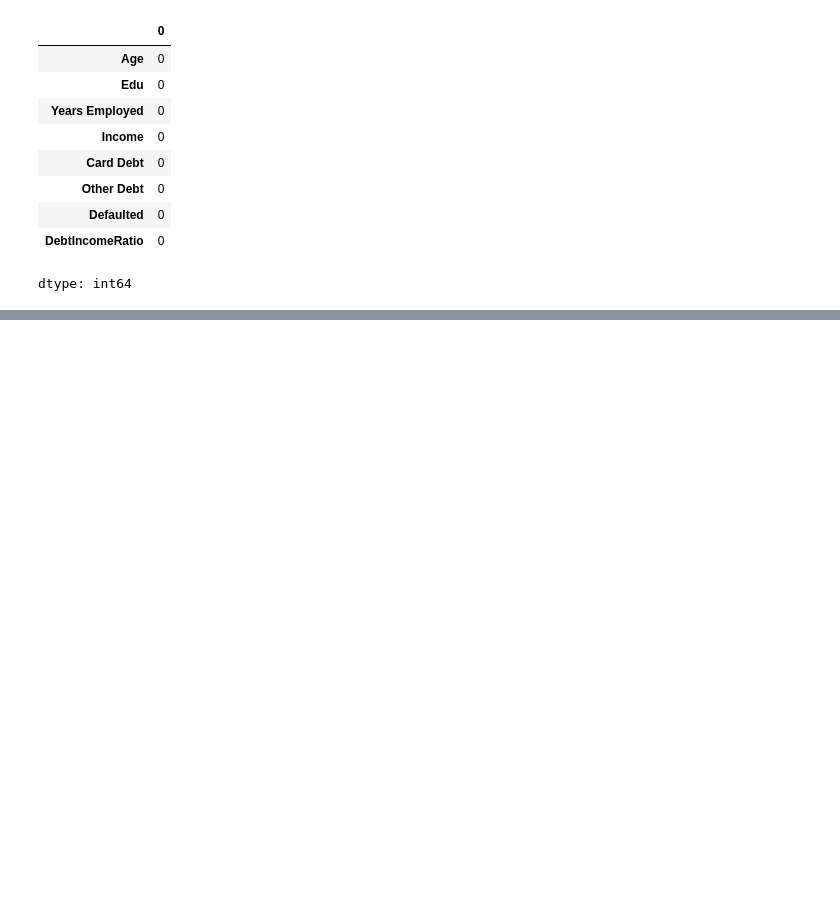
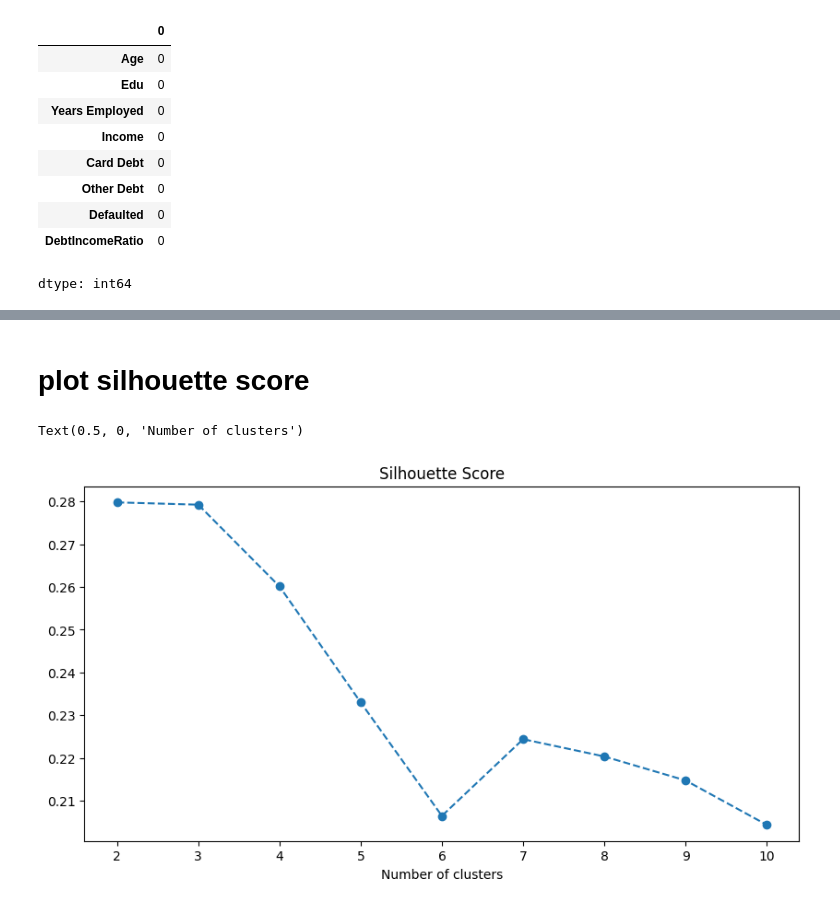
Before and after one commit to minhaz1172/Machine-Learning, a Jupyter notebook: K_means(Customer_Segmentation).ipynb, the cells around one changed output, grey strips where cells are left out. Drawn from its saved outputs; the diff is of its cells as text; code cells hidden in the pictures; blank space fills up the shorter version.

```diff
--- a/K_means(Customer_Segmentation).ipynb
+++ b/K_means(Customer_Segmentation).ipynb
@@ -74,0 +156,11 @@ dtype: int64
+# %%
+from sklearn.metrics import silhouette_score
+
+silhouette_scores = []
+
+for k in range(2, 11):
+    kmeans = KMeans(n_clusters=k, random_state=42)
+    labels = kmeans.fit_predict(df)
+    score = silhouette_score(df, labels)
+    silhouette_scores.append(score)
+    print(f"For k={k}, Silhouette Score = {score:.4f}")
@@ -74,0 +177,10 @@ dtype: int64
+# %% [markdown]
+# plot silhouette score
+# %%
+plt.figure(figsize=(10,5))
+plt.plot(range(2,11),silhouette_scores,marker='o',linestyle='--')
+plt.title('Silhouette Score')
+plt.xlabel('Number of clusters')
+# %% [output]
+Text(0.5, 0, 'Number of clusters')
+[figure, added]
```
Also changed, not shown: parts of 12 cells of this notebook.
